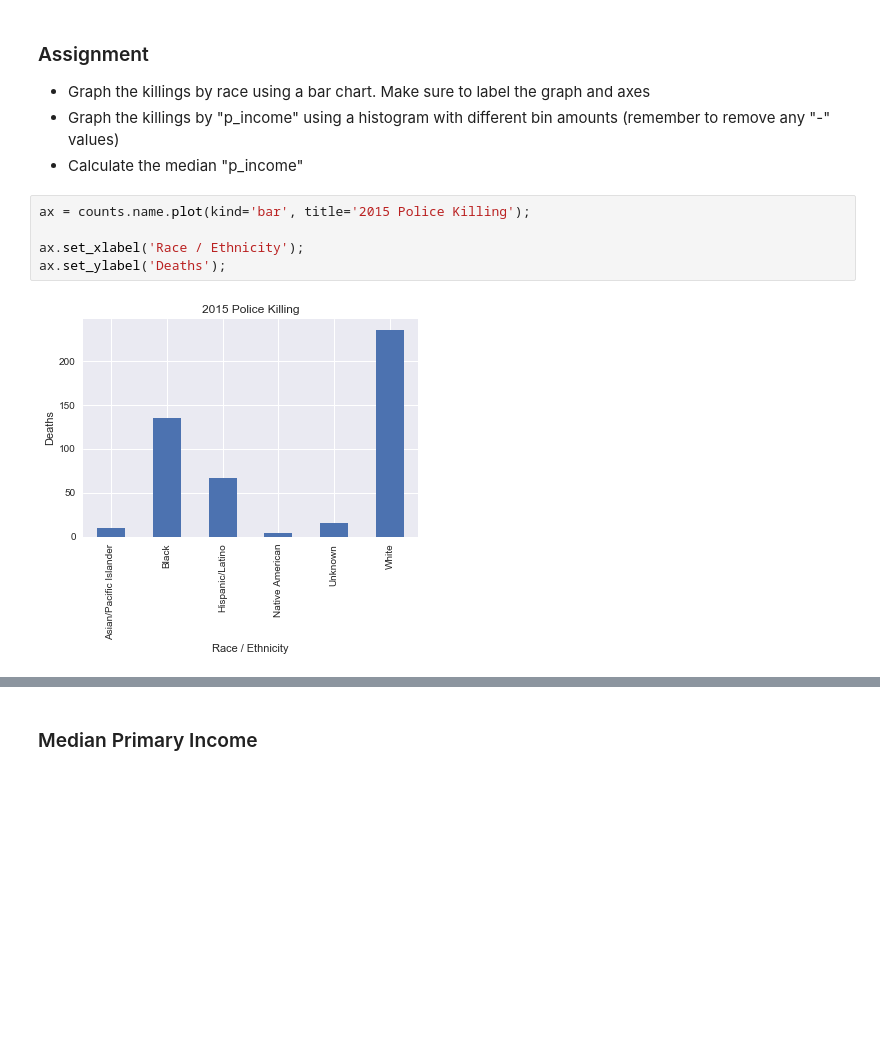
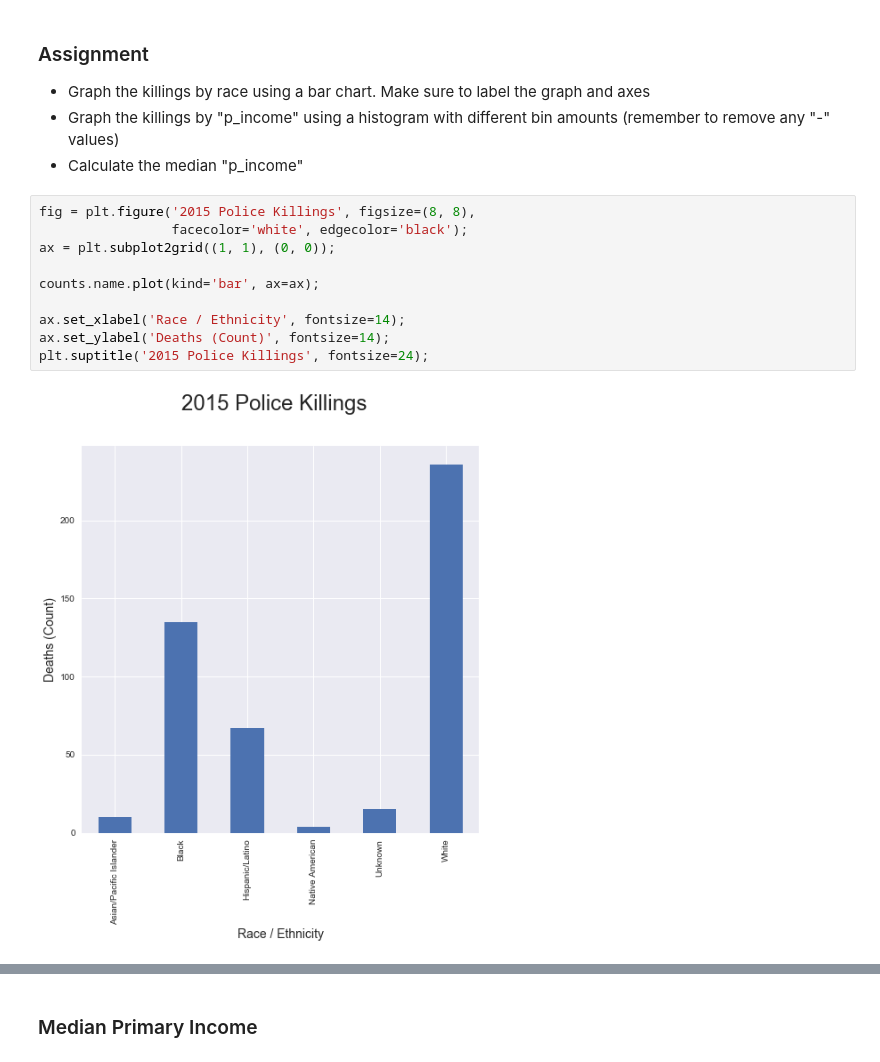
Before and after one commit to TimothyHelton/foundations, a Jupyter notebook: examples/police.ipynb, the cells around one changed output, grey strips where cells are left out. Cells and saved outputs as stored; diff of their text form; blank space fills up the shorter version.

```diff
--- a/examples/police.ipynb
+++ b/examples/police.ipynb
@@ -137,13 +139,18 @@ compare_percent
 - Graph the killings by race using a bar chart. Make sure to label the graph and axes
 - Graph the killings by "p_income" using a histogram with different bin amounts (remember to remove any "-" values)
 - Calculate the median "p_income"
-# %%
-ax = counts.name.plot(kind='bar', title='2015 Police Killing');
-
-ax.set_xlabel('Race / Ethnicity');
-ax.set_ylabel('Deaths');
-# %% [output]
-[figure, removed]
+# %%
+fig = plt.figure('2015 Police Killings', figsize=(8, 8),
+                 facecolor='white', edgecolor='black');
+ax = plt.subplot2grid((1, 1), (0, 0));
+
+counts.name.plot(kind='bar', ax=ax);
+
+ax.set_xlabel('Race / Ethnicity', fontsize=14);
+ax.set_ylabel('Deaths (Count)', fontsize=14);
+plt.suptitle('2015 Police Killings', fontsize=24);
+# %% [output]
+[figure, added]
 # %%
 data.loc[data.p_income == '-', 'p_income'] = None
 
```
Also changed, not shown: parts of 2 cells of this notebook.
